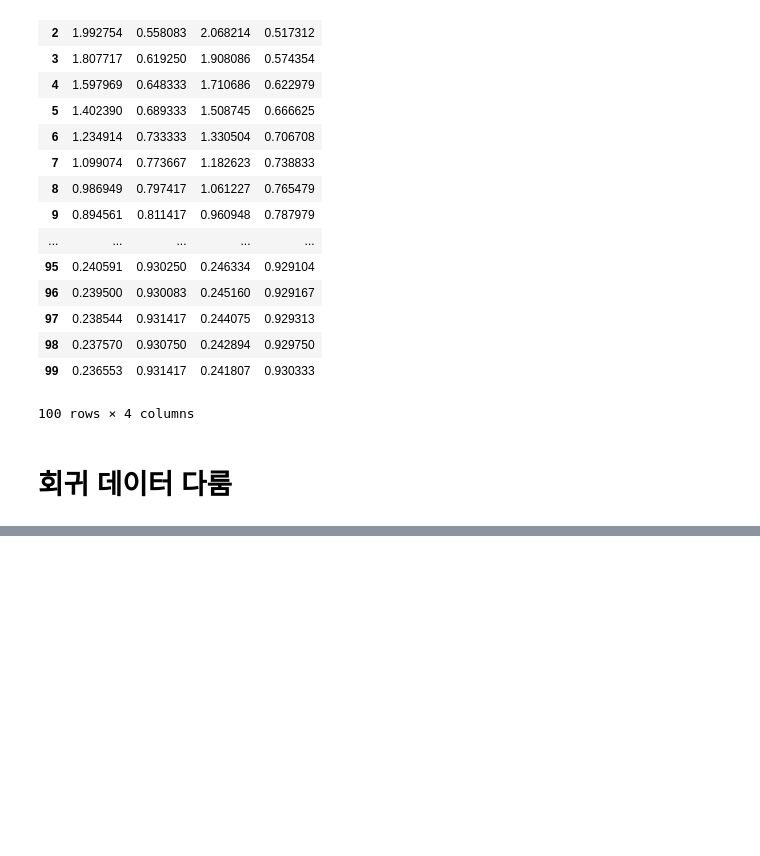
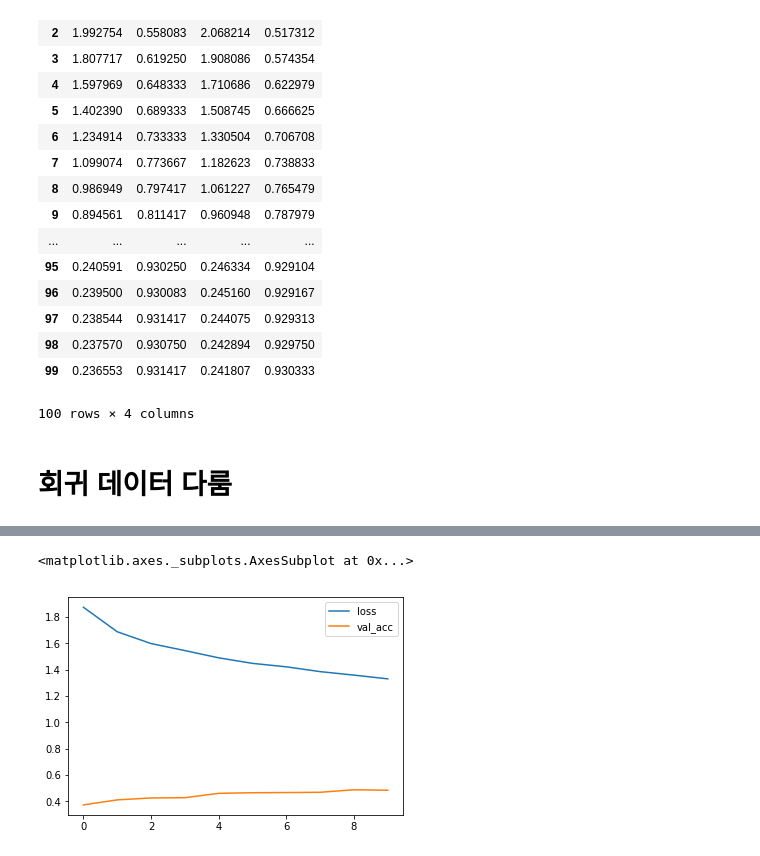
Before and after one commit to AveryCastle/python_dl, a Jupyter notebook: Day4-Tensorflow.ipynb, the cells around one changed output, grey strips where cells are left out. Cells and saved outputs as stored; diff of their text form; code cells hidden in the pictures; blank space fills up the shorter version.

```diff
--- a/Day4-Tensorflow.ipynb
+++ b/Day4-Tensorflow.ipynb
@@ -134,0 +286,5 @@ pd.DataFrame(X, columns=columns)
+# %%
+train_result[['loss', 'val_acc']].plot()
+# %% [output]
+<matplotlib.axes._subplots.AxesSubplot at 0x...>
+[figure, added]
```
Also changed, not shown: parts of 40 cells of this notebook, 8 other files.
